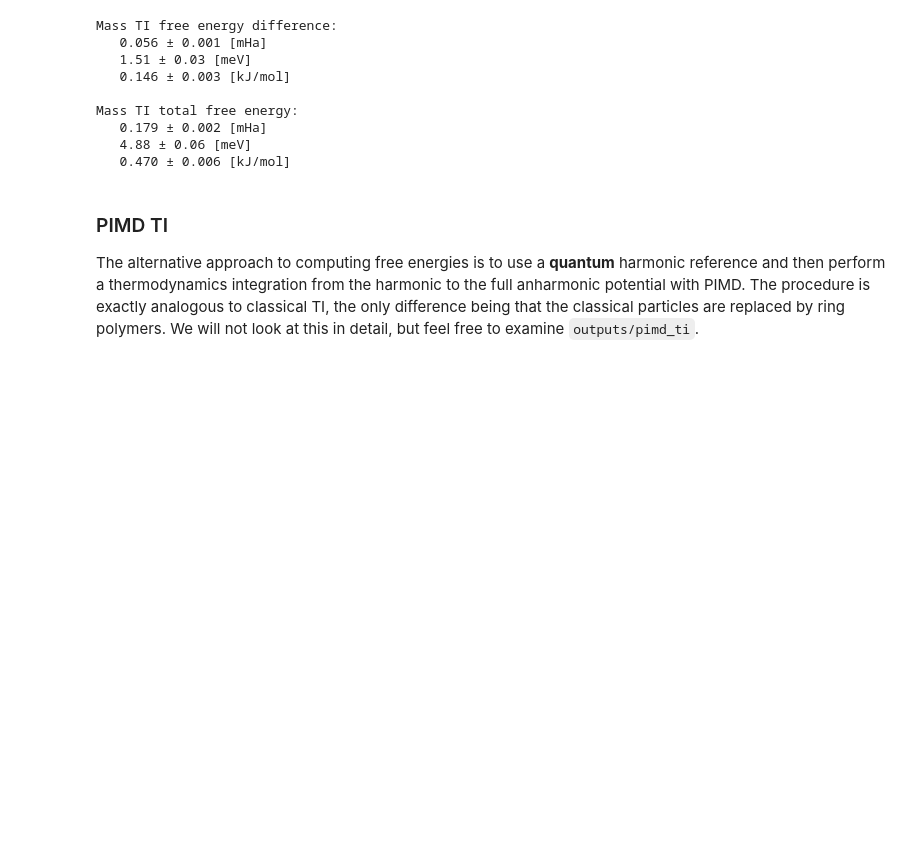
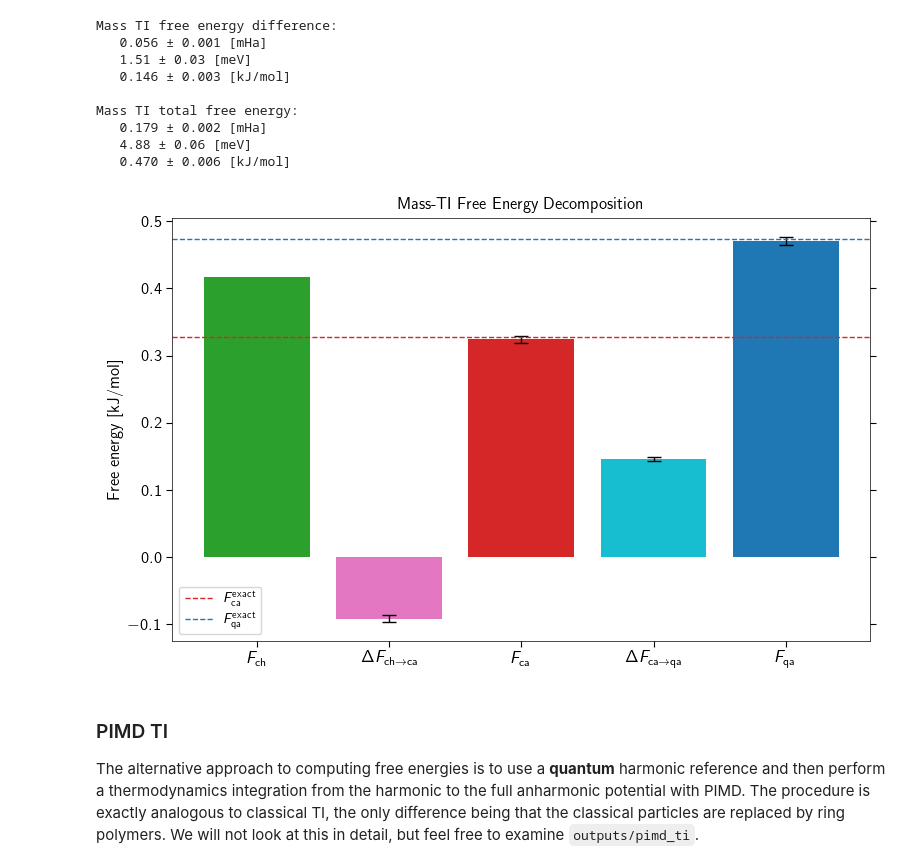
Before and after one commit to sabia-group/i-PI-tutorial, a Jupyter notebook: 02-free-energy/tutorial_free_energy.ipynb, the cells around one changed output. Saved outputs shown, nothing was run; the diff lists cells and outputs as text; code cells hidden in the pictures; blank space fills up the shorter version.

```diff
--- a/02-free-energy/tutorial_free_energy.ipynb
+++ b/02-free-energy/tutorial_free_energy.ipynb
@@ -476,9 +480,9 @@ du_list, duerr_list = utils.TI_integrand(dir_list, base_path, filename, skip=100
 The integral gives the **anharmonic correction** to the classical free energy.
 # %%
 # Integrate the energy difference using trapezoidal rule
-dF_ch2ca = trapezoid(x=l_list, y=du_list)
+dF_ch2ca = np.trapezoid(x=l_list, y=du_list)
 # The corresponding error can be computed as
-dF_ch2ca_err = np.sqrt(trapezoid(x=l_list, y=duerr_list**2))
+dF_ch2ca_err = np.sqrt(np.trapezoid(x=l_list, y=duerr_list**2))
 # Compute the classical anharmonic free energy by adding the free energy difference to the harmonic free energy
 T = 300.0 # Kelvin
 F_ch = classical_harmonic_free_energy(Ws[-1], T)
@@ -569,8 +578,8 @@ du_list, sigma_list, g_list = utils.mass_TI_integrand(path, T, dir_list, skip=10
 # %%
 T = 300.0
 # Integrate and propagate error
-dF_ca2qa = 2 * trapezoid(y=du_list, x=g_list)
-dF_ca2qa_err =  np.sqrt( 4*trapezoid(y=sigma_list**2, x=g_list) )
+dF_ca2qa = 2 * np.trapezoid(y=du_list, x=g_list)
+dF_ca2qa_err =  np.sqrt( 4*np.trapezoid(y=sigma_list**2, x=g_list) )
 # Print the free energy difference from the Mass‐TI
 print("Mass TI free energy difference:")
 utils.print_energy(dF_ca2qa, error=dF_ca2qa_err)
@@ -588,6 +597,14 @@ Mass TI total free energy:
    0.179 ± 0.002 [mHa]
    4.88 ± 0.06 [meV]
    0.470 ± 0.006 [kJ/mol]
+# %%
+utils.plot_MassTI_free_energy_decomposition(
+    F_ch,
+    dF_ch2ca, dF_ch2ca_err,
+    dF_ca2qa, dF_ca2qa_err,
+    1.249e-4, 1.806e-4)
+# %% [output]
+[figure, added]
 # %% [markdown]
 ### PIMD TI
 
```
Also changed, not shown: parts of 11 cells of this notebook.
